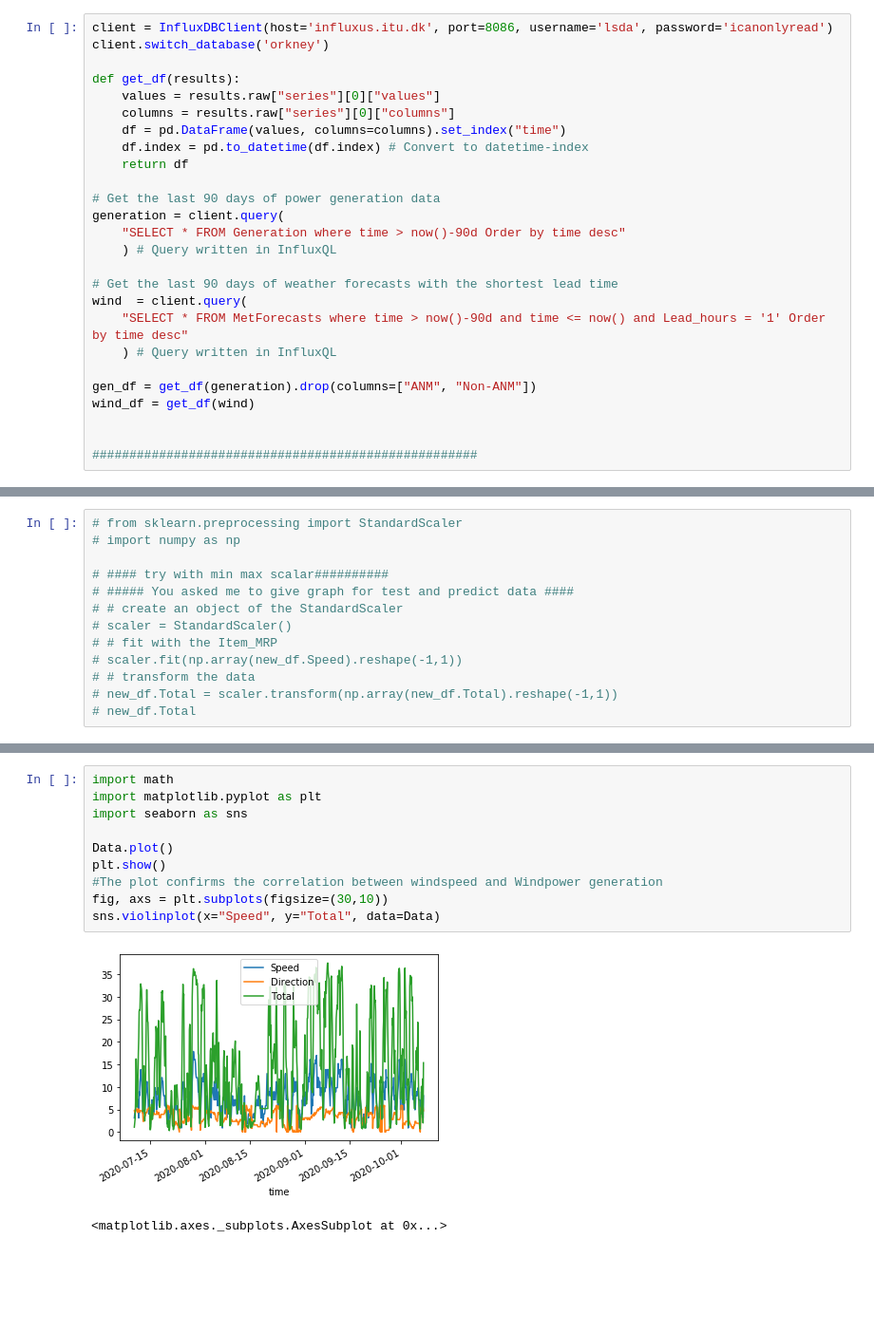
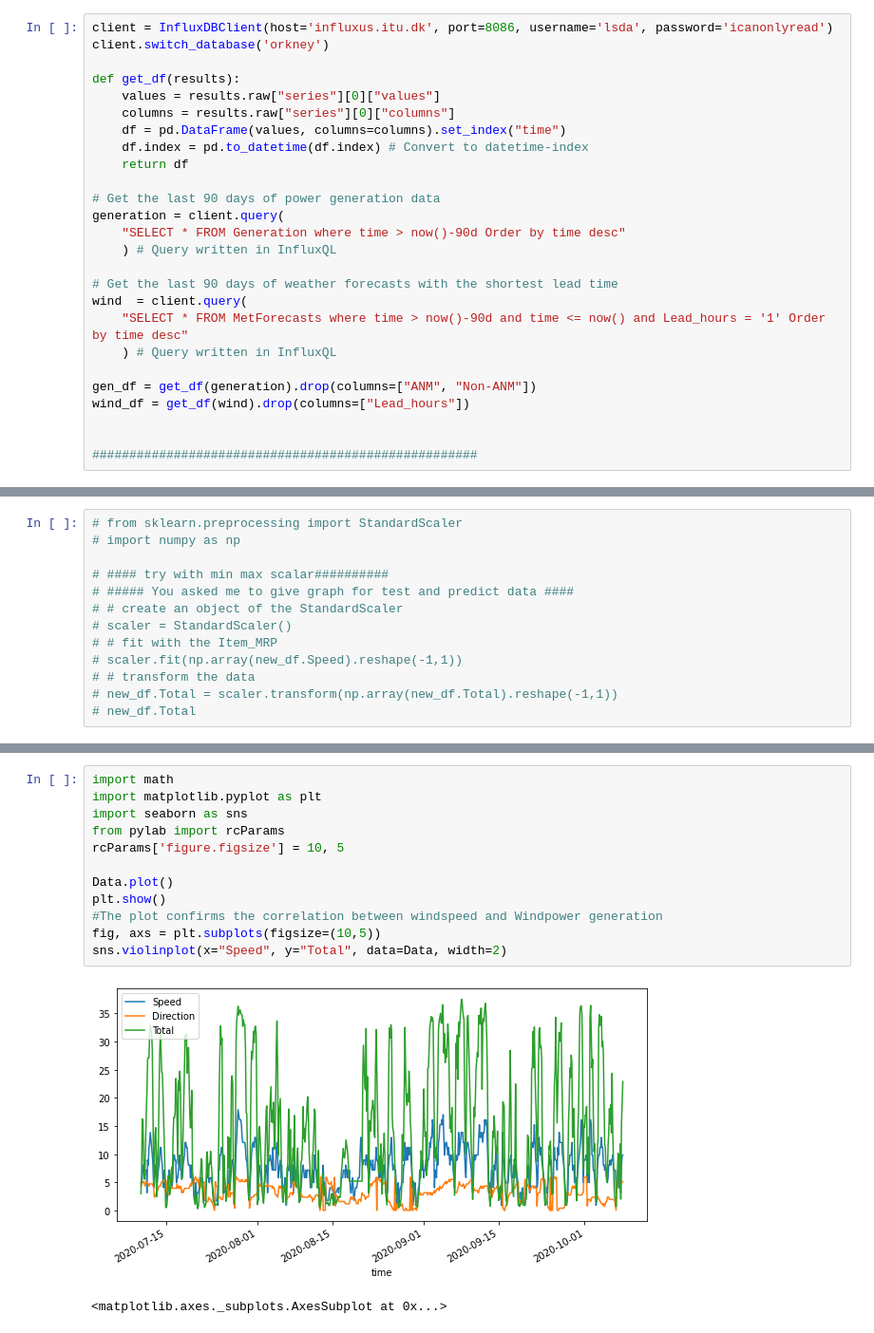
Before and after one commit to asgerhaug/Data-Science-tutorial-VS-Code-Titanic, a Jupyter notebook: wind_forecasting_final.ipynb, the cells around one changed output, grey strips where cells are left out. Shown: that part at 95% size. Cells and saved outputs as stored; diff of their text form; blank space fills up the shorter version.

```diff
--- a/wind_forecasting_final.ipynb
+++ b/wind_forecasting_final.ipynb
@@ -27,7 +25,7 @@ wind  = client.query(
     ) # Query written in InfluxQL
 
 gen_df = get_df(generation).drop(columns=["ANM", "Non-ANM"])
-wind_df = get_df(wind)
+wind_df = get_df(wind).drop(columns=["Lead_hours"])
 
 
 ####################################################
@@ -83,13 +84,15 @@ Data.corr().abs()[["Total"]]
 # %%
 import math
 import matplotlib.pyplot as plt
 import seaborn as sns
+from pylab import rcParams
+rcParams['figure.figsize'] = 10, 5
 
 Data.plot()
 plt.show()
 #The plot confirms the correlation between windspeed and Windpower generation
-fig, axs = plt.subplots(figsize=(30,10))
-sns.violinplot(x="Speed", y="Total", data=Data)
+fig, axs = plt.subplots(figsize=(10,5))
+sns.violinplot(x="Speed", y="Total", data=Data, width=2)
 # %% [output]
-[figure, old version]
+[figure, new version]
 <matplotlib.axes._subplots.AxesSubplot at 0x...>
```
Also changed, not shown: parts of 13 cells of this notebook, 3 other files.
